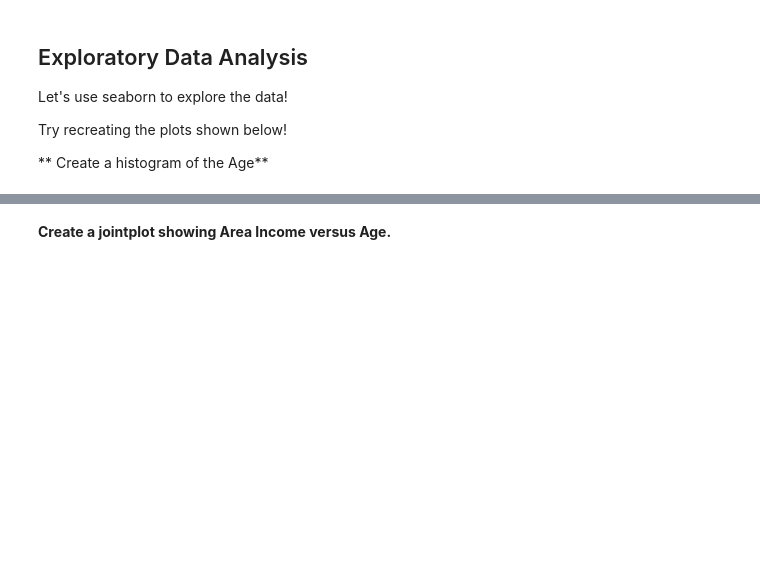
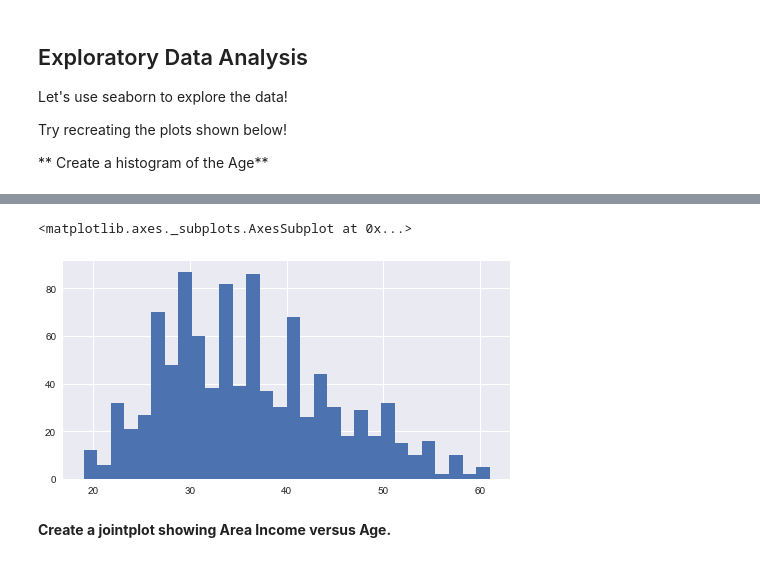
Before and after one commit to AlexandraLS1/applied-data-science, a Jupyter notebook: Logistic-Regression/314326398 Alexandra Simanovsky-Logistic Regression Project .ipynb, the cells around one changed output, grey strips where cells are left out. Cells and saved outputs as stored; diff of their text form; code cells hidden in the pictures; blank space fills up the shorter version.

```diff
--- a/Logistic-Regression/314326398 Alexandra Simanovsky-Logistic Regression Project .ipynb
+++ b/Logistic-Regression/314326398 Alexandra Simanovsky-Logistic Regression Project .ipynb
@@ -90,2 +91,7 @@ Try recreating the plots shown below!
+# %%
+ad_data['Age'].hist(bins=30,figsize=(8,4)) # cant get the  seperated line
+# %% [output]
+<matplotlib.axes._subplots.AxesSubplot at 0x...>
+[figure, added]
 # %% [markdown]
 **Create a jointplot showing Area Income versus Age.**
```
Also changed, not shown: parts of 10 cells of this notebook.
